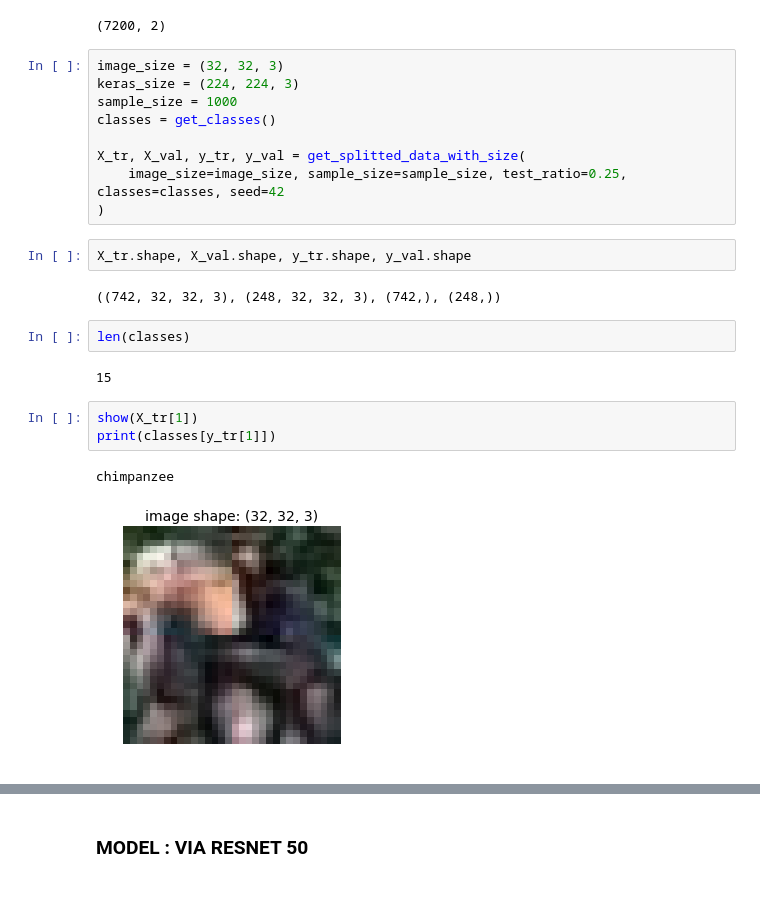
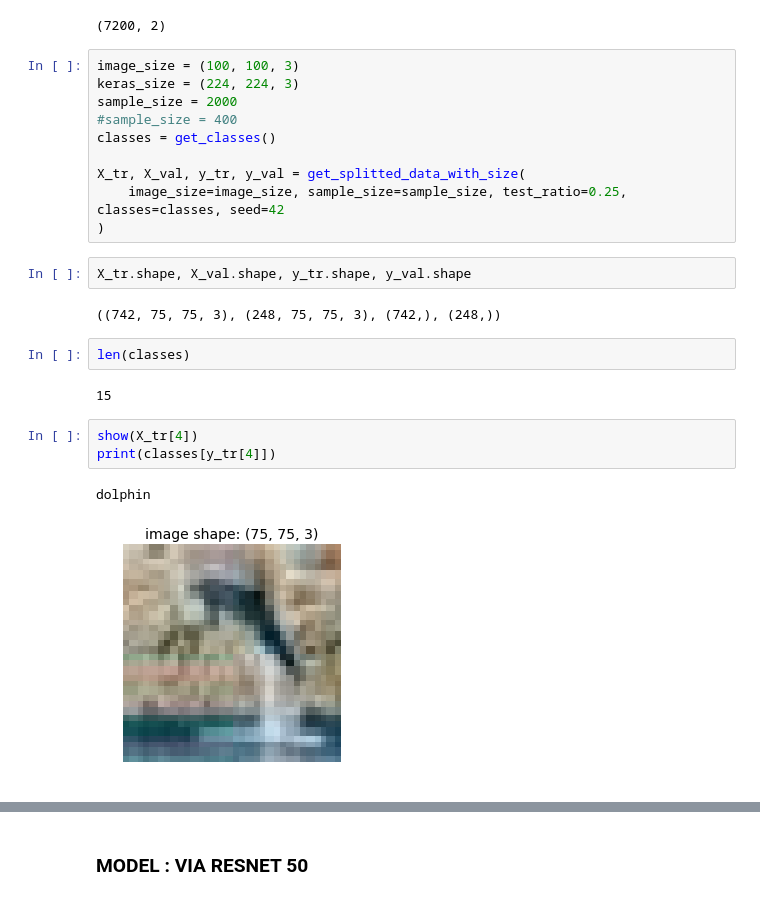
Before and after one commit to JeremyBouhi/DeepLearning, a Jupyter notebook: DeepLearningProject.ipynb, the cells around one changed output, grey strips where cells are left out. Drawn from its saved outputs; the diff is of its cells as text.

```diff
--- a/DeepLearningProject.ipynb
+++ b/DeepLearningProject.ipynb
@@ -99,9 +99,10 @@ data.shape
 # %% [output]
 (7200, 2)
 # %%
-image_size = (32, 32, 3)
+image_size = (100, 100, 3)
 keras_size = (224, 224, 3)
-sample_size = 1000
+sample_size = 2000
+#sample_size = 400
 classes = get_classes()
 
 X_tr, X_val, y_tr, y_val = get_splitted_data_with_size(
@@ -110,14 +111,14 @@ X_tr, X_val, y_tr, y_val = get_splitted_data_with_size(
 # %%
 X_tr.shape, X_val.shape, y_tr.shape, y_val.shape
 # %% [output]
-((742, 32, 32, 3), (248, 32, 32, 3), (742,), (248,))
+((742, 75, 75, 3), (248, 75, 75, 3), (742,), (248,))
 # %%
 len(classes)
 # %% [output]
 15
 # %%
-show(X_tr[1])
-print(classes[y_tr[1]])
+show(X_tr[4])
+print(classes[y_tr[4]])
 # %% [output]
-chimpanzee
+dolphin
-[figure, old version]
+[figure, new version]
```
Also changed, not shown: parts of 29 cells of this notebook.
